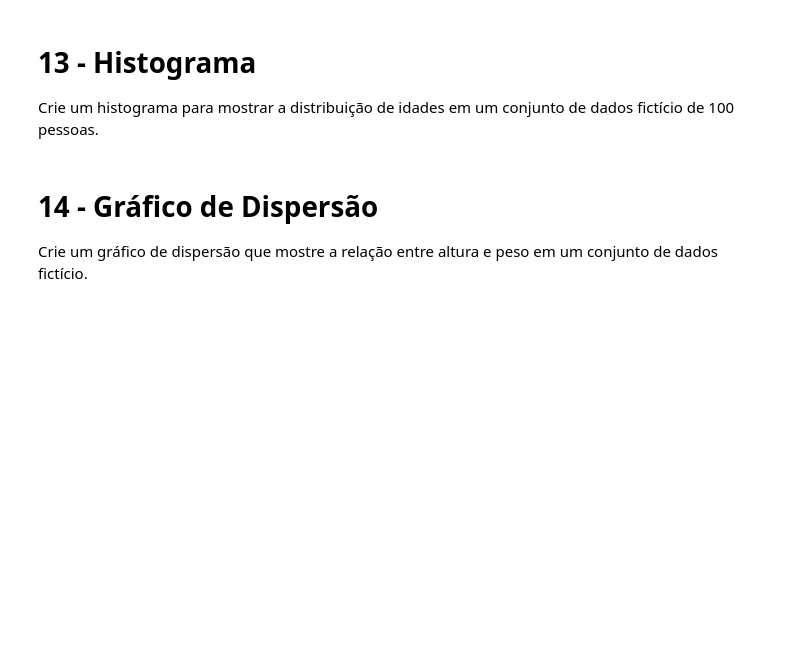
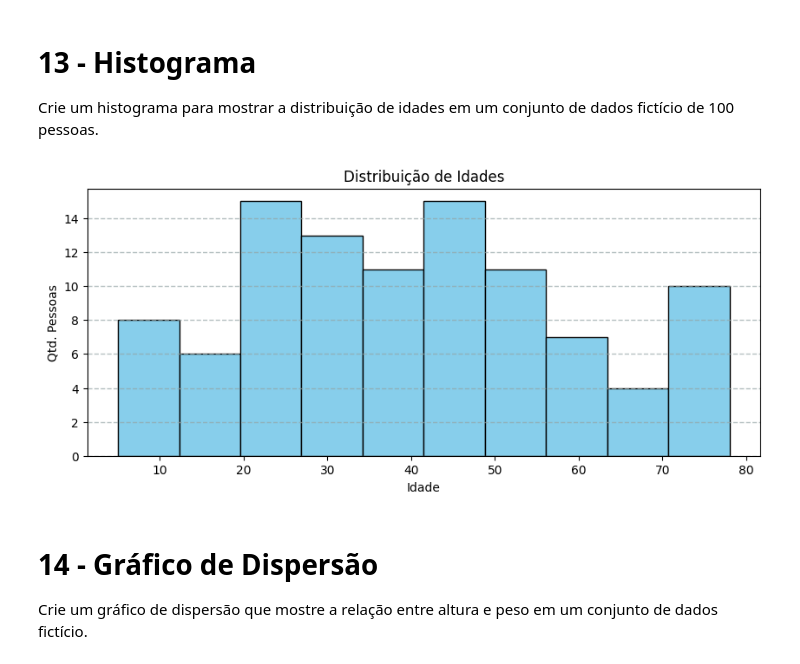
Before and after one commit to FTCLuis/Mineracao-de-Dados, a Jupyter notebook: LuisFelipeLaudacio_Aula06_Exercicios.ipynb, the cells around one changed output. Saved outputs shown, nothing was run; the diff lists cells and outputs as text; code cells hidden in the pictures; blank space fills up the shorter version.

```diff
--- a/LuisFelipeLaudacio_Aula06_Exercicios.ipynb
+++ b/LuisFelipeLaudacio_Aula06_Exercicios.ipynb
@@ -89,3 +297,28 @@ Crie um histograma para mostrar a distribuição de idades em um conjunto de dad
+# %%
+nome = pd.Series(["Nome"] * 100)
+idade = pd.Series(np.random.randint(5,80, size=100))
+
+df_idade = pd.DataFrame({"Nome": nome, "Idade": idade})
+
+# Get the variable to examine
+dados = df_idade["Idade"]
+
+# Create a Figure
+fig = plt.figure(figsize=(10,4))
+
+# Plot a histogram
+plt.hist(dados, color='skyblue', edgecolor='black')
+
+# Add titles and labels
+plt.title('Distribuição de Idades')
+plt.xlabel('Idade')
+plt.ylabel('Qtd. Pessoas')
+plt.grid(color='#95a5a6', linestyle='--', linewidth=1, axis='y', alpha=0.7)
+
+# Show the figure
+fig.show()
+# %% [output]
+[figure, added]
 # %% [markdown]
 # 14 - Gráfico de Dispersão
 
```
Also changed, not shown: parts of 27 cells of this notebook.
